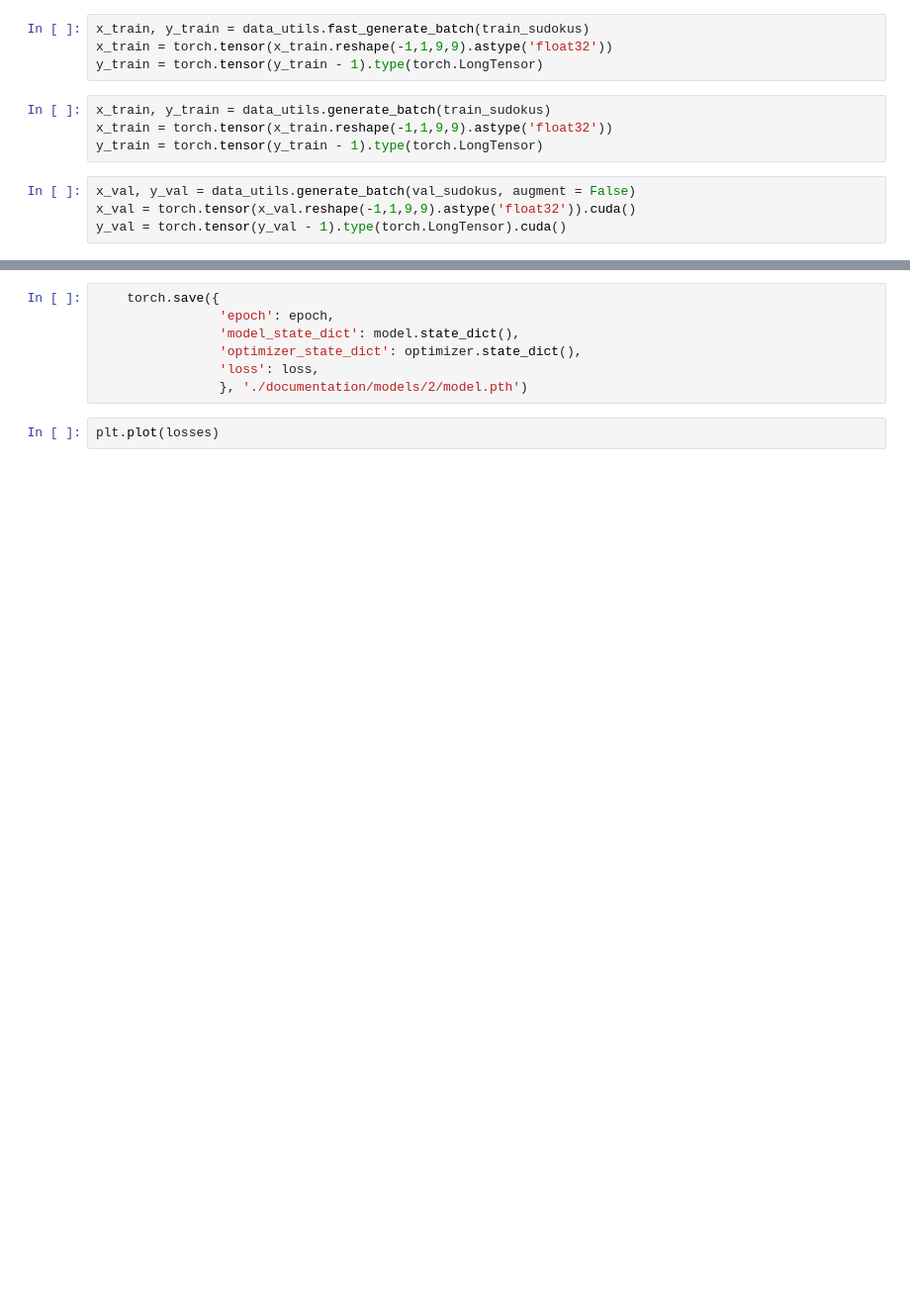
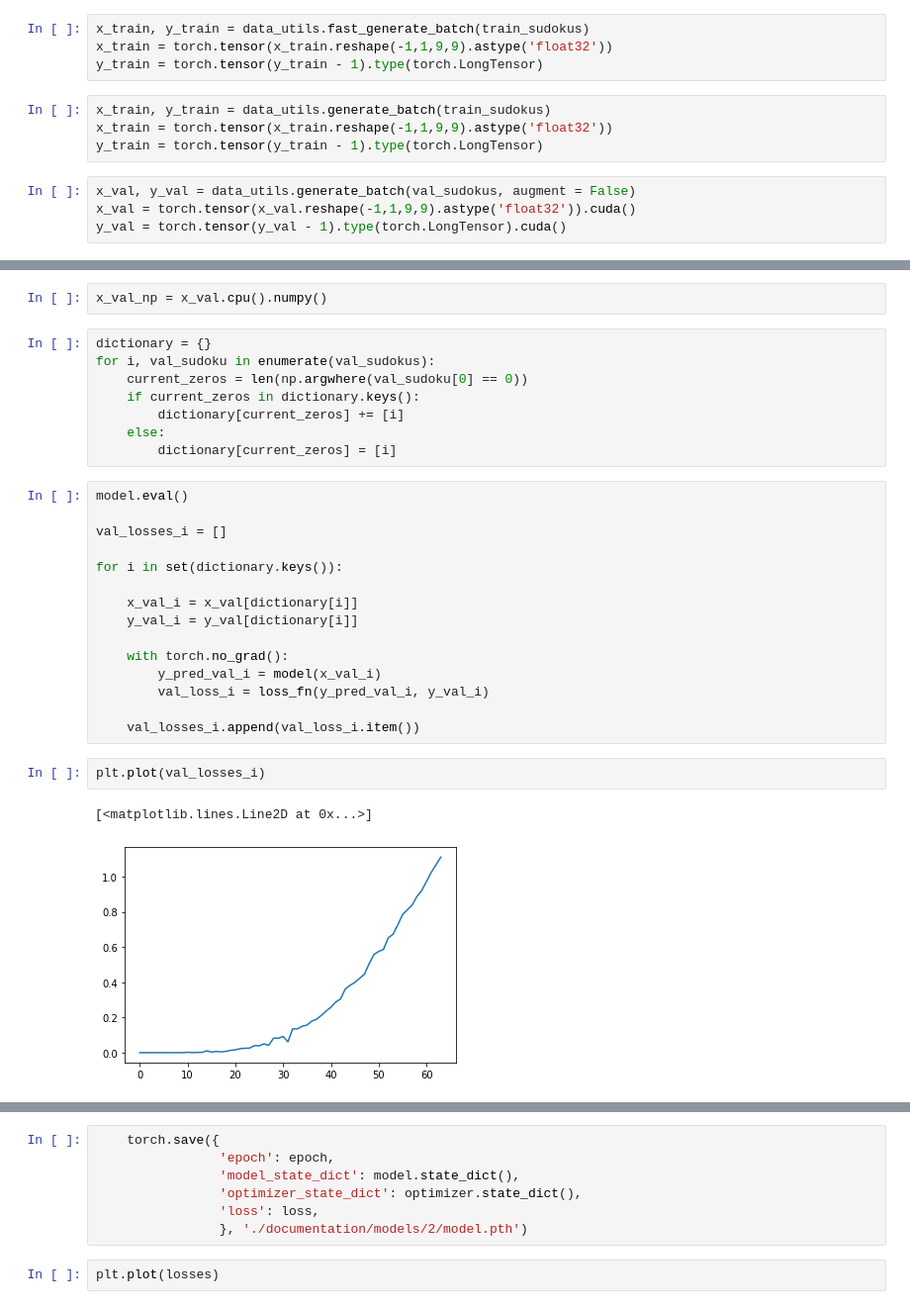
Before and after one commit to dtonderski/Deep-Sudoku, a Jupyter notebook: main.ipynb, the cells around one changed output, grey strips where cells are left out. Shown at 99% size. Cells and saved outputs as stored; diff of their text form; blank space fills up the shorter version.

```diff
--- a/main.ipynb
+++ b/main.ipynb
@@ -122,0 +158,30 @@ Epoch 1403, loss = 2.0794, validation loss = 2.1462.
+# %%
+x_val_np = x_val.cpu().numpy()
+# %%
+dictionary = {}
+for i, val_sudoku in enumerate(val_sudokus):
+    current_zeros = len(np.argwhere(val_sudoku[0] == 0))
+    if current_zeros in dictionary.keys():
+        dictionary[current_zeros] += [i]
+    else:
+        dictionary[current_zeros] = [i]
+# %%
+model.eval()
+
+val_losses_i = []
+
+for i in set(dictionary.keys()):
+
+    x_val_i = x_val[dictionary[i]]
+    y_val_i = y_val[dictionary[i]]
+
+    with torch.no_grad():
+        y_pred_val_i = model(x_val_i)
+        val_loss_i = loss_fn(y_pred_val_i, y_val_i)
+
+    val_losses_i.append(val_loss_i.item())
+# %%
+plt.plot(val_losses_i)
+# %% [output]
+[<matplotlib.lines.Line2D at 0x...>]
+[figure, added]
```
Also changed, not shown: parts of 27 cells of this notebook, 4 other files.
